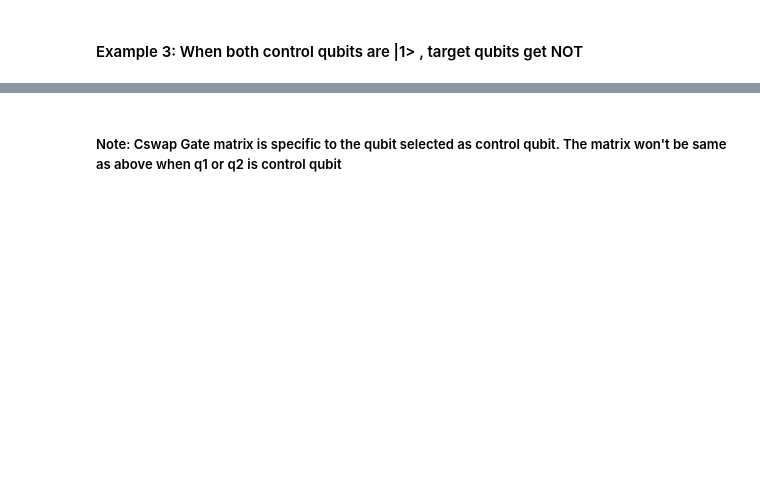
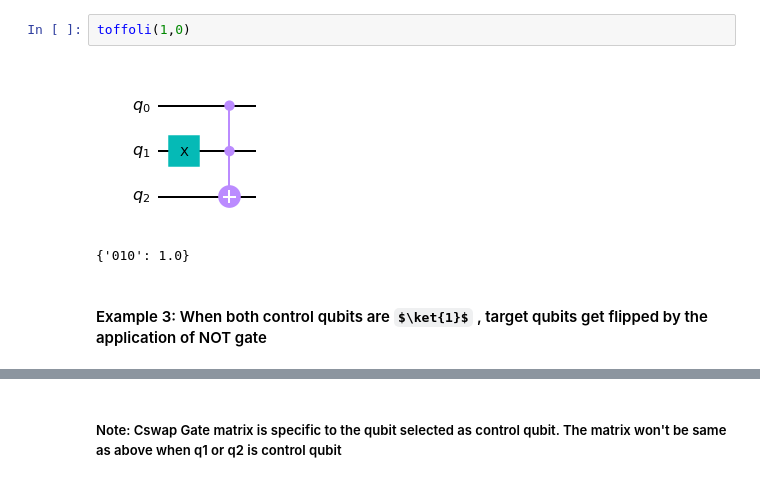
Before and after one commit to developer-student-club-thapar/Quantum-Computing, a Jupyter notebook: 4. Multi-Qubit Gates/f. Three qubit gates.ipynb, the cells around one changed output, grey strips where cells are left out. Saved outputs shown, nothing was run; the diff lists cells and outputs as text; some formulas as TeX source; blank space fills up the shorter version.

```diff
--- a/4. Multi-Qubit Gates/f. Three qubit gates.ipynb
+++ b/4. Multi-Qubit Gates/f. Three qubit gates.ipynb
@@ -143,2 +94,7 @@ $$
+# %%
+toffoli(1,0)
+# %% [output]
+[figure, added]
+{'010': 1.0}
 # %% [markdown]
-#### Example 3: When both control qubits are |1> , target qubits get NOT
+#### Example 3: When both control qubits are $\ket{1}$ , target qubits get flipped by the application of NOT gate
```
Also changed, not shown: parts of 29 cells of this notebook, 3 other files.
